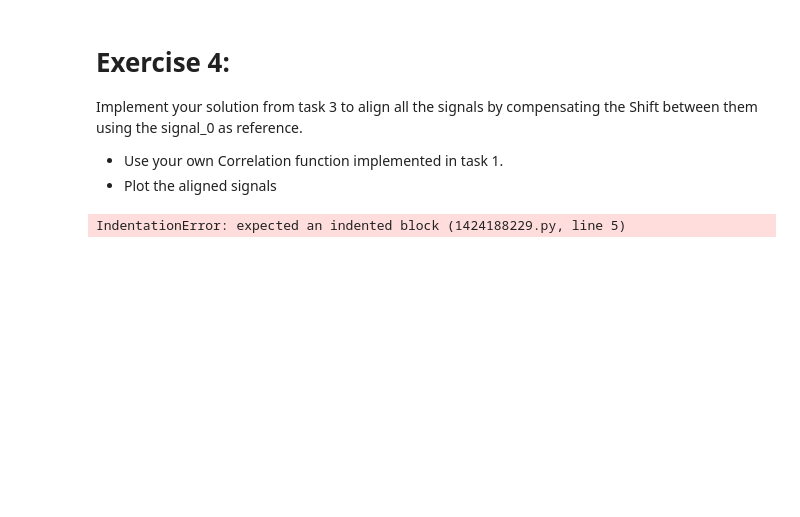
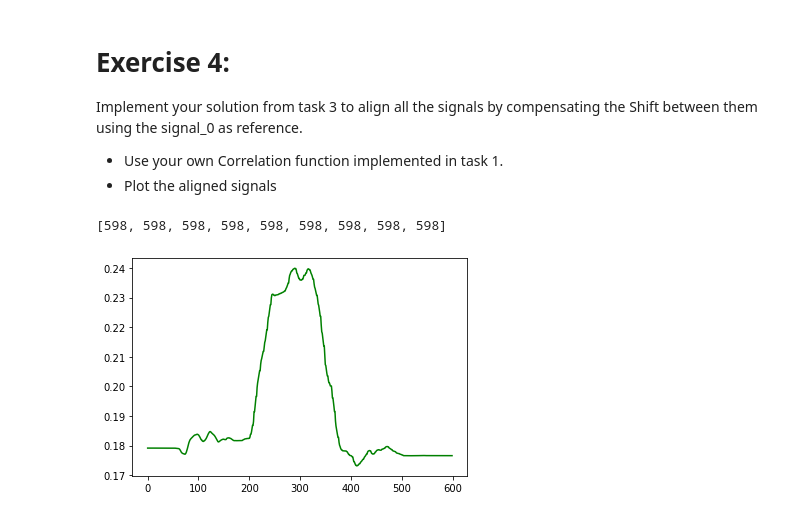
Before and after one commit to b0ngi/sigprocessing, a Jupyter notebook: assignment_01/Assignment1_E2_Cross_Correaltion.ipynb, the cells around one changed output. Cells and saved outputs as stored; diff of their text form; code cells hidden in the pictures; blank space fills up the shorter version.

Commit message:
cross correlation not working

```diff
--- a/assignment_01/Assignment1_E2_Cross_Correaltion.ipynb
+++ b/assignment_01/Assignment1_E2_Cross_Correaltion.ipynb
@@ -55,11 +56,10 @@ https://docs.scipy.org/doc/scipy/reference/generated/scipy.signal.correlate.html
 
 def Correlation(signal_1,signal_2):
     N = max(len(signal_1), len(signal_2))
-    ls = np.linspace(0, N - 1)
-    ks = np.linspace(0, len(signal_1) + len(signal_2) - 2)
+    ks = np.arange(0, len(signal_1) + len(signal_2) - 2)
     z=[]
     for k in ks:
-        z.append(np.sum(signal_1 + shift(signal_2, -k)))
+        z.append(np.sum(signal_1 * shift(signal_2, N-1-k, cval=0.0)))
 
     return z
 # %% [markdown]
@@ -73,9 +73,8 @@ Signal_Reference=Signals[0,:]
 shift_values=[]
 for i in [1,2,3,4,5,6,7,8,9]:
     #Implement your code here
-    cs = Correlation(Signals[0], Signals[i])
-    corr = np.sum(cs) / len(cs)
-    shift_values.append(corr)
+    refSig = Signals[0,:]
+    shift_values.append(np.argmax(Correlation(refSig, Signals[i,:])))
 
 print(shift_values)
 # %% [output]
@@ -107,11 +119,28 @@ Implement your solution from task 3 to align all the signals by compensating the
 - Use your own Correlation function implemented in task 1.
 - Plot the aligned signals
 # %%
+
+def Correlation_(signal_1,signal_2):
+    N = max(len(signal_1), len(signal_2))
+    ks = np.arange(0, len(signal_1) + len(signal_2) - 2)
+    z=[]
+    for k in ks:
+        s = signal_1 + shift(signal_2, N-1-k, cval=0.0) / 2
+        z.append(np.sum(s))
+
+    return np.argmin(z)
+
+
 
 Signal_Reference=Signals[0,:]
 plt.plot(time,Signal_Reference,'g')
 shift_values=[]
 for i in [1,2,3,4,5,6,7,8,9]:
     #Implement your code here
+    refSig = Signals[0,:]
+    shift_values.append(Correlation(refSig, Signals[i,:]))
+
+print(shift_values)
 # %% [output]
-IndentationError: expected an indented block (1424188229.py, line 5)
+[598, 598, 598, 598, 598, 598, 598, 598, 598]
+[figure, added]
```
Also changed, not shown: parts of 3 cells of this notebook.
